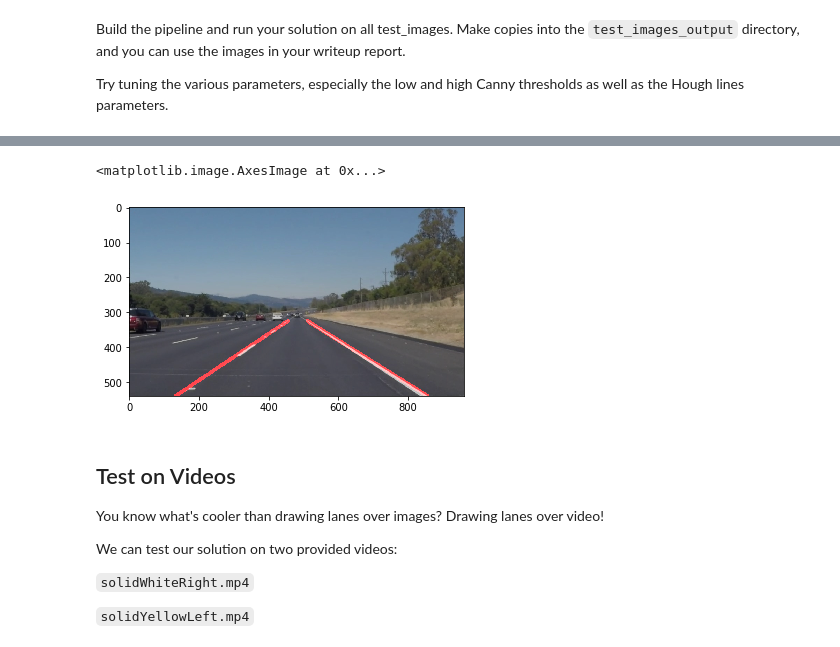
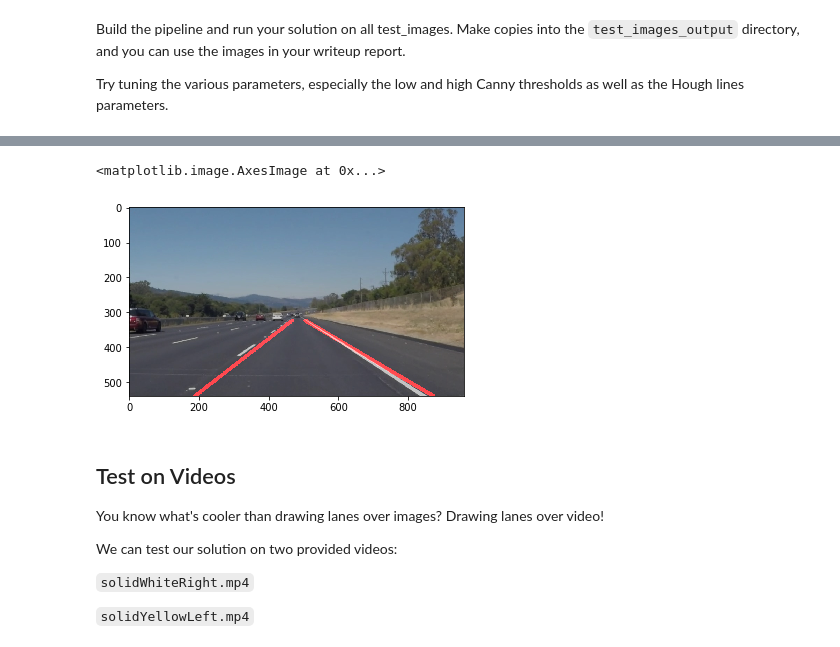
Before and after one commit to calvinhobbes119/Lanes-P1, a Jupyter notebook: P1.ipynb, the cells around one changed output, grey strips where cells are left out. Cells and saved outputs as stored; diff of their text form; code cells hidden in the pictures.

```diff
--- a/P1.ipynb
+++ b/P1.ipynb
@@ -248,45 +288,66 @@ Try tuning the various parameters, especially the low and high Canny thresholds
 # %%
 # TODO: Build your pipeline that will draw lane lines on the test_images
-# then save them to the test_images directory.
+# then save them to the test_images d2)
+
 #image = mpimg.imread('test_images/whiteCarLaneSwitch.jpg')
 image = mpimg.imread('test_images/solidWhiteRight.jpg')
 
+#yellow mask
+yellow_lower = [150, 150, 25]
+yellow_upper = [255, 255, 100]
+yellow_mask = (yellow_lower, yellow_upper)
+lower = np.array(yellow_lower, dtype = "uint8")
+upper = np.array(yellow_upper, dtype = "uint8")
+mask1 = cv2.inRange(image, lower, upper)
+#white mask
+white_lower = [150, 150, 175]
+white_upper = [255, 255, 255]
+white_mask = (yellow_lower, yellow_upper)
+lower = np.array(white_lower, dtype = "uint8")
+upper = np.array(white_upper, dtype = "uint8")
+mask2 = cv2.inRange(image, lower, upper)
+mask = cv2.bitwise_or(mask1, mask2)
+
 #Convert image to gray scale
-image_gray = grayscale(image)
+image_gray = grayscale(output)
+
+#Convert image to gray scale
+#image_gray = grayscale(image)
 
 # Define a kernel size for Gaussian smoothing / blurring
 kernel_size = 7 # Must be an odd number (3, 5, 7...)
 image_gray_blur = gaussian_blur(image_gray, kernel_size)
 
 # Define our parameters for Canny and run it
 low_threshold = 100
-high_threshold = 200
+high_threshold = 300
 edges = canny(image_gray_blur, low_threshold, high_threshold)
+edge_image = cv2.cvtColor(edges, cv2.COLOR_GRAY2RGB);
 
 # This time we are defining a four sided polygon to mask
 # We'll create a masked edges image using cv2.fillPoly()
 mask = np.zeros_like(edges)
 ignore_mask_color = 255
 imshape = image.shape
 #Harcode region of interest by visual inspection of test cases
 vertices = np.array([[(150,540),(400,325), (500,325), (950,540)]], dtype=np.int32)
 masked_edges = region_of_interest(edges,vertices)
-
+masked_edges_image = cv2.cvtColor(masked_edges, cv2.COLOR_GRAY2RGB);
 # Define the Hough transform parameters
 # Make a blank the same size as our image to draw on
 rho = 1 # distance resolution in pixels of the Hough grid
 theta = np.pi/180 # angular resolution in radians of the Hough grid
 threshold = 10     # minimum number of votes (intersections in Hough grid cell)
 min_line_length = 15 #minimum number of pixels making up a line
 max_line_gap = 1    # maximum gap in pixels between connectable line segments
 lines = hough_lines(masked_edges, rho, theta, threshold, min_line_length, max_line_gap)
 
 # Display the weighted image with lines superposed on original image
 image_weighted = weighted_img(lines, image)
 plt.imshow(image_weighted)
 # %% [output]
 <matplotlib.image.AxesImage at 0x...>
-[figure, old version]
+[figure, new version]
 # %% [markdown]
 ## Test on Videos
 
```
Also changed, not shown: parts of 8 cells of this notebook, 1 other file.
